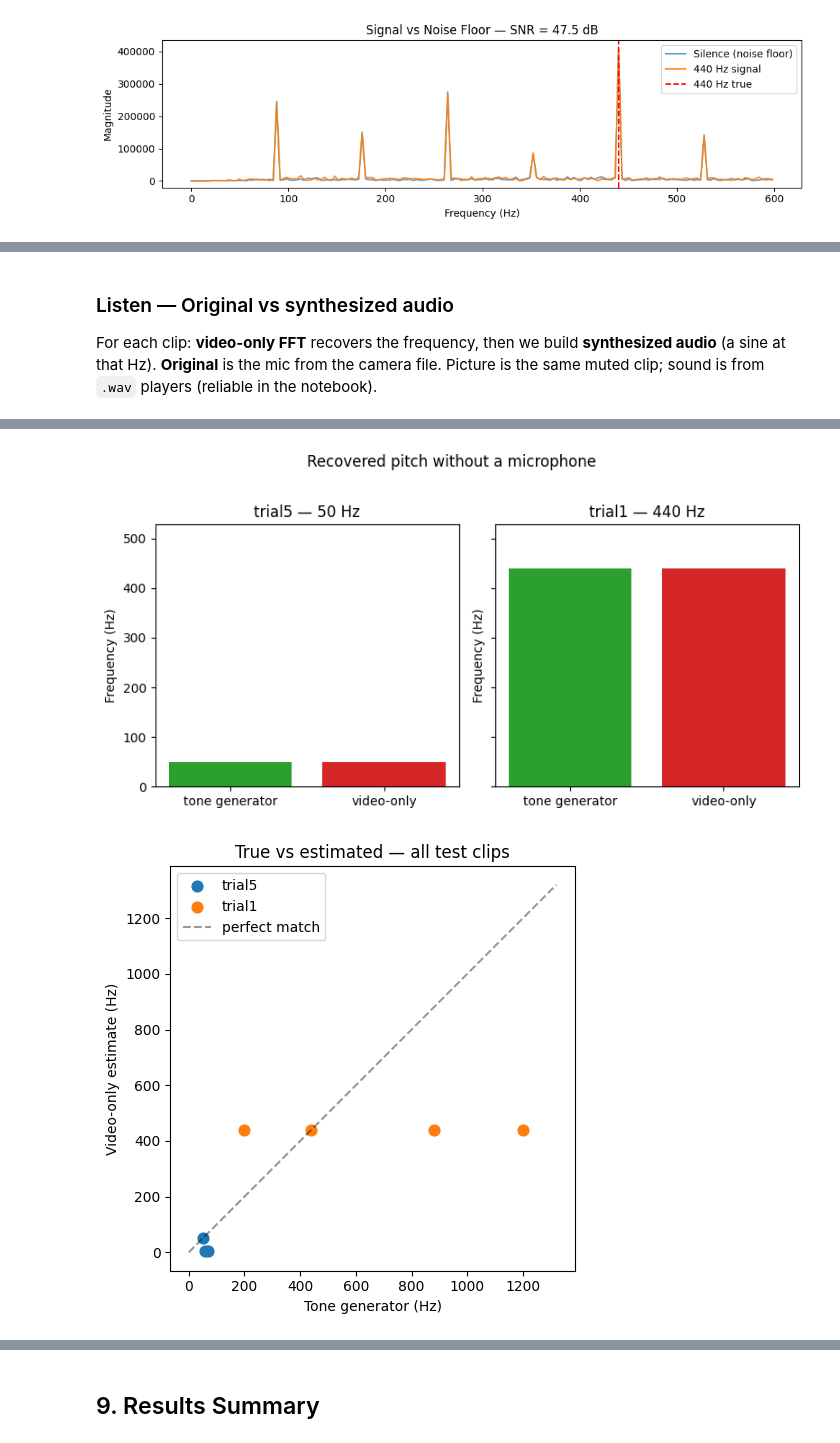
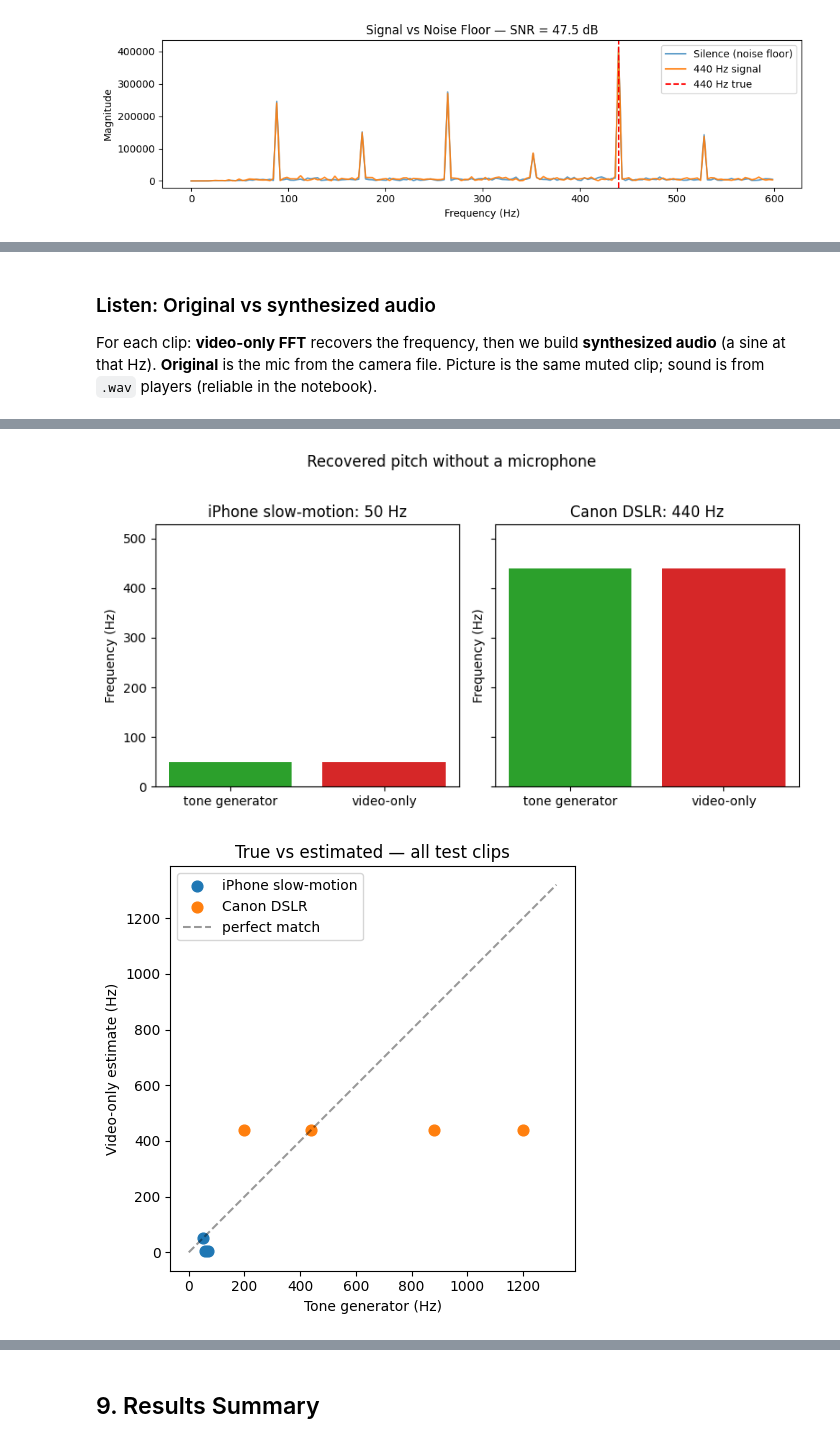
Before and after one commit to EKasuti/rolling-shutter-vibrometry, a Jupyter notebook: final.ipynb, the cells around one changed output, grey strips where cells are left out. Drawn from its saved outputs; the diff is of its cells as text; code cells hidden in the pictures.

```diff
--- a/final.ipynb
+++ b/final.ipynb
@@ -44,6 +43,8 @@ DATA_DIR = Path("data")
 OUT_DIR = DATA_DIR / "frames"
 VIDEO_EXTS = {".mov", ".MOV"}
 MAX_FRAMES = 50
+FIGURES_DIR = Path("figures")
+FIGURES_DIR.mkdir(exist_ok=True)
 # %%
 # sorted list of (trial_dir, video_file) pairs
 videos = []
@@ -619,17 +622,18 @@ for tf, ef in zip(true_freqs, est_freqs):
 )
 axes[0].set_xlabel("True frequency (Hz)")
 axes[0].set_ylabel("Estimated frequency (Hz)")
-axes[0].set_title("trial1 — True vs Estimated")
+axes[0].set_title("Canon DSLR — True vs Estimated")
 axes[0].legend()
 
 # Error bar chart
 axes[1].bar([str(t) for t in true_freqs], errors, color='steelblue')
 axes[1].set_xlabel("True frequency (Hz)")
 axes[1].set_ylabel("Error (%)")
-axes[1].set_title("trial1 — Estimation Error (%)")
+axes[1].set_title("Canon DSLR — Estimation Error (%)")
 for i, e in enumerate(errors):
     axes[1].text(i, e + 0.3,f'{e:.1f}%', ha='center', fontsize=9)
 
 plt.tight_layout()
+plt.savefig(FIGURES_DIR / "fig_trial1_accuracy.png", dpi=150, bbox_inches='tight')
 plt.show()
 # %% [output]
@@ -719,5 +725,5 @@ Error: 0.0%
 # %% [markdown]
-### Listen — Original vs synthesized audio
+### Listen: Original vs synthesized audio
 
 For each clip: **video-only FFT** recovers the frequency, then we build **synthesized audio** (a sine at that Hz). **Original** is the mic from the camera file. Picture is the same muted clip; sound is from `.wav` players (reliable in the notebook).
 # %%
@@ -855,39 +860,41 @@ trial1_880hz  |  tone generator 880 Hz  |  video FFT 440.0 Hz  |  error 50.0%
 [interactive output not drawn]
 # %%
 # side-by-side bars: tone generator vs video-only (best-matched clips)
-_, est_50, _ = results[0] # trial5 50 Hz (calibrated on this clip)
+_, est_50, _ = results[0] # iPhone slow-mo 50 Hz (calibrated on this clip)
 _, est_440, _ = next(r for r in results_t1 if r[0] == 440)
 
 fig, axes = plt.subplots(1, 2, figsize=(8, 4), sharey=True)
 for ax, true_hz, est_hz, title in [
-    (axes[0], 50, est_50, "trial5 — 50 Hz"),
-    (axes[1], 440, est_440, "trial1 — 440 Hz"),
+    (axes[0], 50, est_50, "iPhone slow-motion: 50 Hz"),
+    (axes[1], 440, est_440, "Canon DSLR: 440 Hz"),
 ]:
     ax.bar(["tone generator", "video-only"], [true_hz, est_hz], color=["#2ca02c", "#d62728"])
     ax.set_ylabel("Frequency (Hz)")
     ax.set_title(title)
     ax.set_ylim(0, max(true_hz, est_hz) * 1.2)
 
 plt.suptitle("Recovered pitch without a microphone", y=1.02)
 plt.tight_layout()
+plt.savefig(FIGURES_DIR / "fig_bar_comparison.png", dpi=150, bbox_inches='tight')
 plt.show()
 
 # true vs estimated across all labeled clips (sections 5–6)
 fig, ax = plt.subplots(figsize=(5, 5))
 true_t5, est_t5 = zip(*[(t, e) for t, e, _ in results])
 true_t1, est_t1 = zip(*[(t, e) for t, e, _ in results_t1])
-ax.scatter(true_t5, est_t5, s=60, label="trial5")
-ax.scatter(true_t1, est_t1, s=60, label="trial1")
+ax.scatter(true_t5, est_t5, s=60, label="iPhone slow-motion")
+ax.scatter(true_t1, est_t1, s=60, label="Canon DSLR")
 lim = max(max(true_t5), max(true_t1)) * 1.1
 ax.plot([0, lim], [0, lim], "k--", alpha=0.4, label="perfect match")
 ax.set_xlabel("Tone generator (Hz)")
 ax.set_ylabel("Video-only estimate (Hz)")
 ax.set_title("True vs estimated — all test clips")
 ax.legend()
 ax.set_aspect("equal", adjustable="box")
 plt.tight_layout()
+plt.savefig(FIGURES_DIR / "fig_scatter_true_vs_est.png", dpi=150, bbox_inches='tight')
 plt.show()
 # %% [output]
-[figure, old version]
+[figure, new version]
-[figure, old version]
+[figure, new version]
 # %% [markdown]
```
Also changed, not shown: parts of 30 cells of this notebook, 13 other files.
